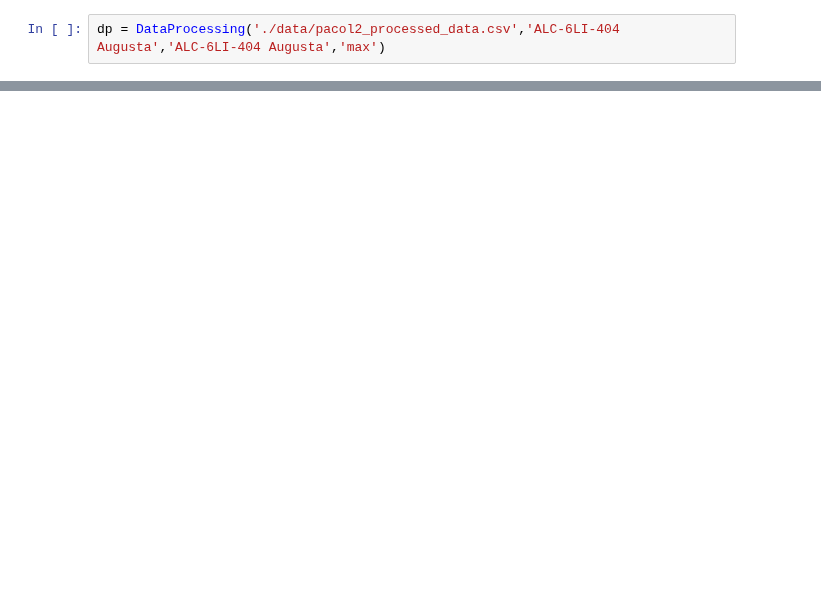
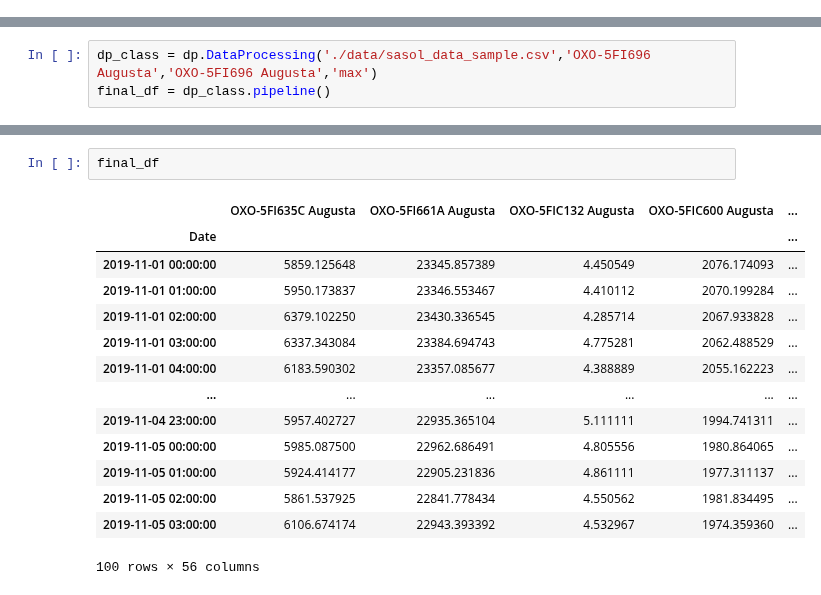
Before and after one commit to Rain-Elutions/Data-Processing-Automation, a Jupyter notebook: pipelinetest.ipynb, the cells around one changed output, grey strips where cells are left out. Drawn from its saved outputs; the diff is of its cells as text; blank space fills up the shorter version.

Commit message:
Update to pipeline.ipynb
making sure that the pipeline uses the DPTool package

```diff
--- a/pipelinetest.ipynb
+++ b/pipelinetest.ipynb
@@ -7,2 +0,0 @@ c:\Users\krodriguez0109\AppData\Local\anaconda3\envs\pytorch\lib\site-packages\n
-# %%
-dp = DataProcessing('./data/pacol2_processed_data.csv','ALC-6LI-404 Augusta','ALC-6LI-404 Augusta','max')
@@ -33,0 +7,3 @@ selected features:  ['ALC-6AIC-401A Augusta', 'ALC-6AIC-401B Augusta', 'ALC-6FI-
+# %%
+dp_class = dp.DataProcessing('./data/sasol_data_sample.csv','OXO-5FI696 Augusta','OXO-5FI696 Augusta','max')
+final_df = dp_class.pipeline()
@@ -33,0 +28,17 @@ selected features:  ['ALC-6AIC-401A Augusta', 'ALC-6AIC-401B Augusta', 'ALC-6FI-
+# %%
+final_df
+# %% [output]
+|  | OXO-5FI635C Augusta | OXO-5FI661A Augusta | OXO-5FIC132 Augusta | OXO-5FIC600 Augusta | ... |
+| Date |  |  |  |  | ... |
+| 2019-11-01 00:00:00 | 5859.125648 | 23345.857389 | 4.450549 | 2076.174093 | ... |
+| 2019-11-01 01:00:00 | 5950.173837 | 23346.553467 | 4.410112 | 2070.199284 | ... |
+| 2019-11-01 02:00:00 | 6379.102250 | 23430.336545 | 4.285714 | 2067.933828 | ... |
+| 2019-11-01 03:00:00 | 6337.343084 | 23384.694743 | 4.775281 | 2062.488529 | ... |
+| 2019-11-01 04:00:00 | 6183.590302 | 23357.085677 | 4.388889 | 2055.162223 | ... |
+| ... | ... | ... | ... | ... | ... |
+| 2019-11-04 23:00:00 | 5957.402727 | 22935.365104 | 5.111111 | 1994.741311 | ... |
+| 2019-11-05 00:00:00 | 5985.087500 | 22962.686491 | 4.805556 | 1980.864065 | ... |
+| 2019-11-05 01:00:00 | 5924.414177 | 22905.231836 | 4.861111 | 1977.311137 | ... |
+| 2019-11-05 02:00:00 | 5861.537925 | 22841.778434 | 4.550562 | 1981.834495 | ... |
+| 2019-11-05 03:00:00 | 6106.674174 | 22943.393392 | 4.532967 | 1974.359360 | ... |
+100 rows × 56 columns
```
Also changed, not shown: parts of 4 cells of this notebook.
